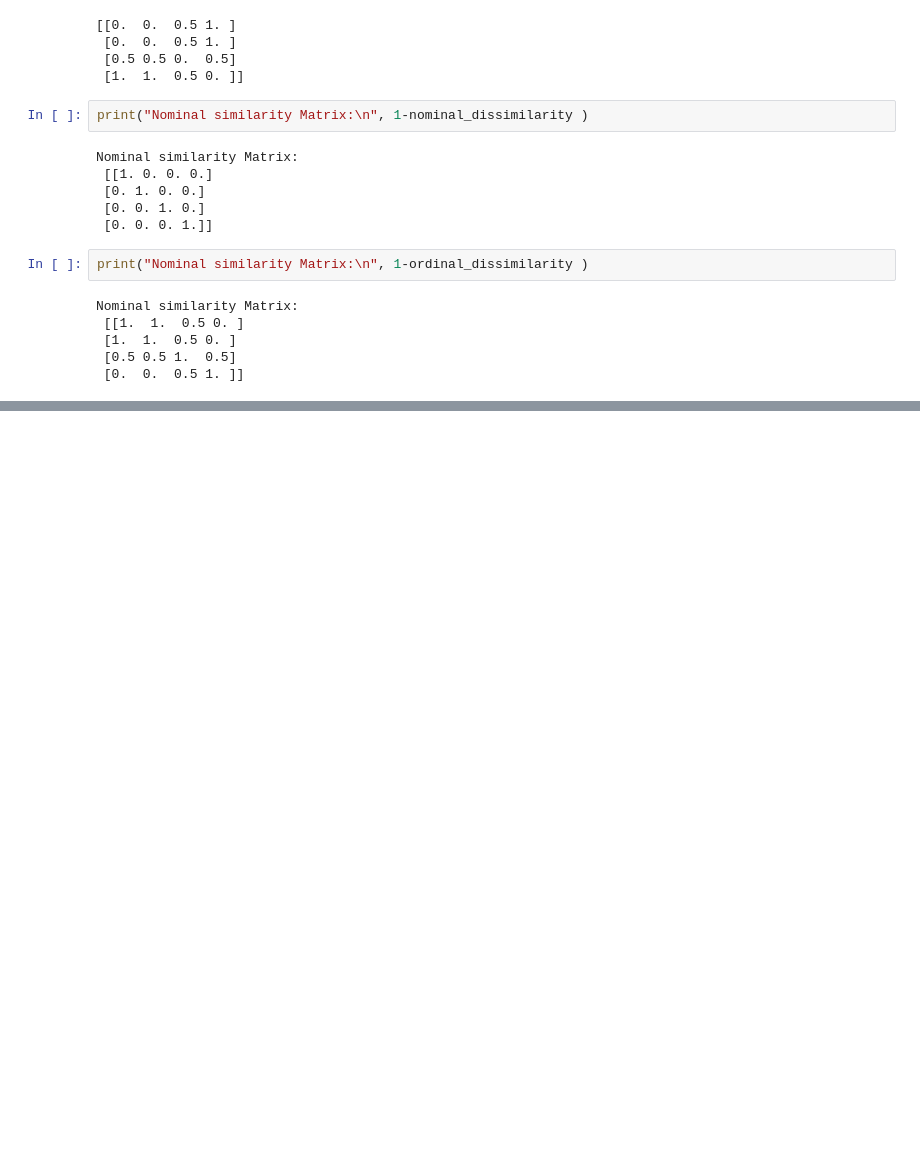
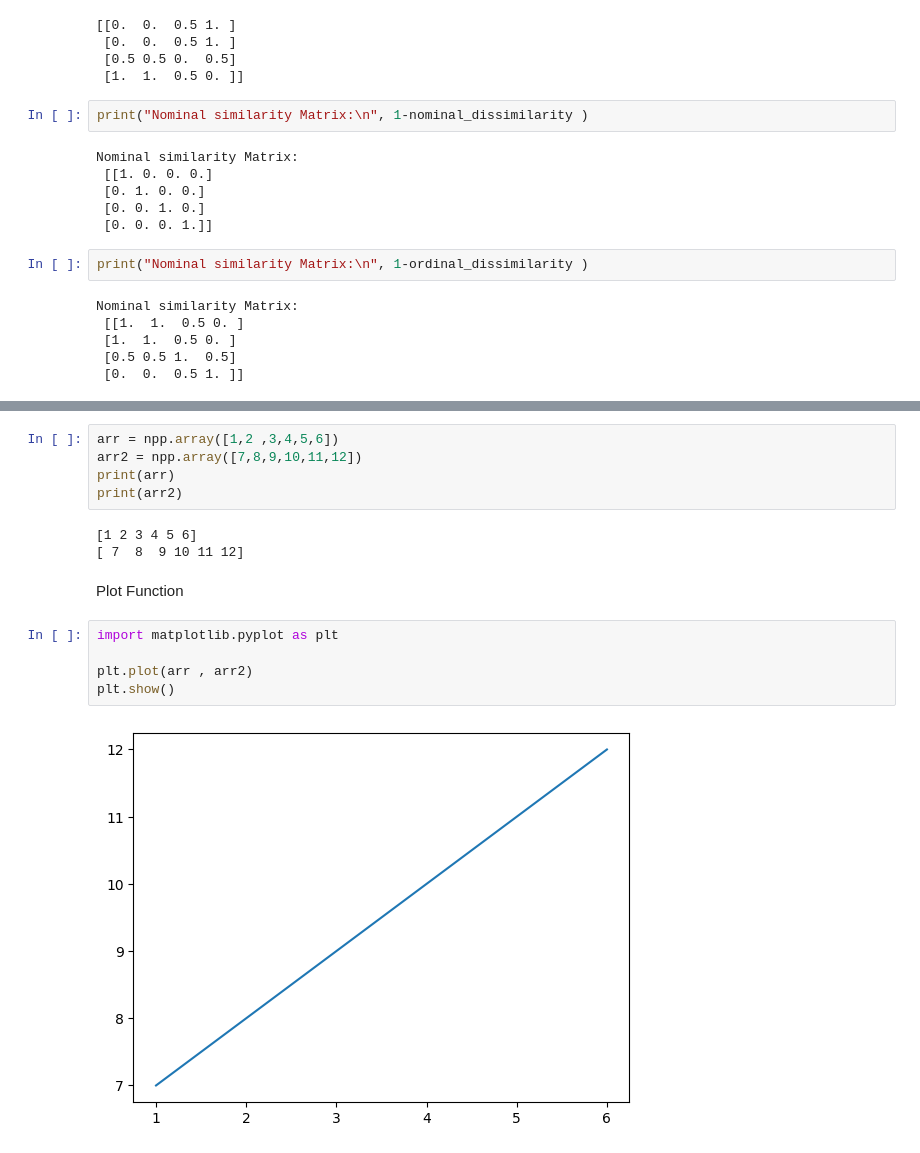
Before and after one commit to pranta2003/Data-Mining-Prectice, a Jupyter notebook: numpy_prectice/numpy-prectice-data-mining.ipynb, the cells around one changed output, grey strips where cells are left out. Saved outputs shown, nothing was run; the diff lists cells and outputs as text; blank space fills up the shorter version.

```diff
--- a/numpy_prectice/numpy-prectice-data-mining.ipynb
+++ b/numpy_prectice/numpy-prectice-data-mining.ipynb
@@ -429,0 +459,17 @@ Nominal similarity Matrix:
+# %%
+arr = npp.array([1,2 ,3,4,5,6])
+arr2 = npp.array([7,8,9,10,11,12])
+print(arr)
+print(arr2)
+# %% [output]
+[1 2 3 4 5 6]
+[ 7  8  9 10 11 12]
+# %% [markdown]
+Plot Function
+# %%
+import matplotlib.pyplot as plt
+
+plt.plot(arr , arr2)
+plt.show()
+# %% [output]
+[figure, added]
```
Also changed, not shown: parts of 7 cells of this notebook, 1 other file.
